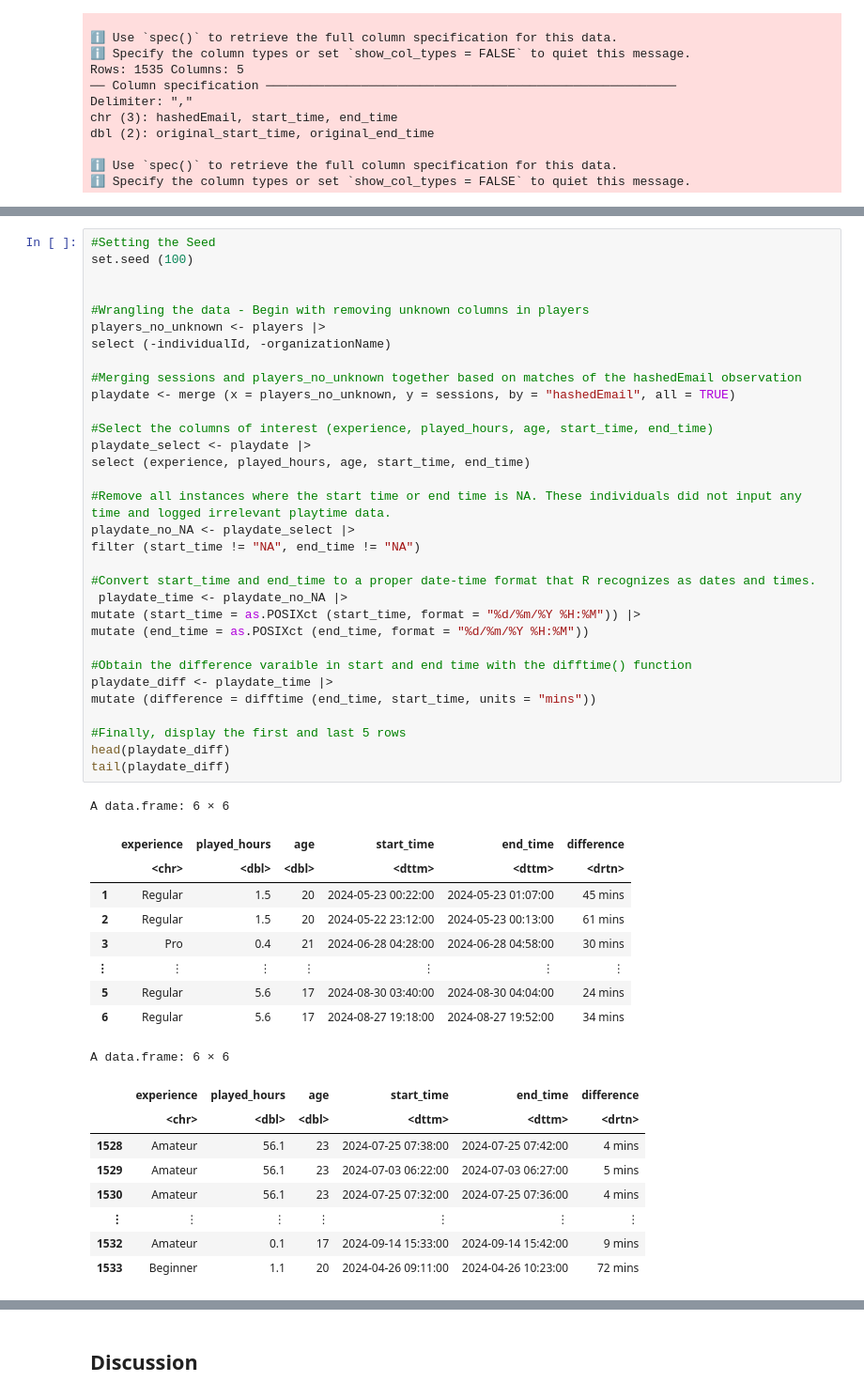
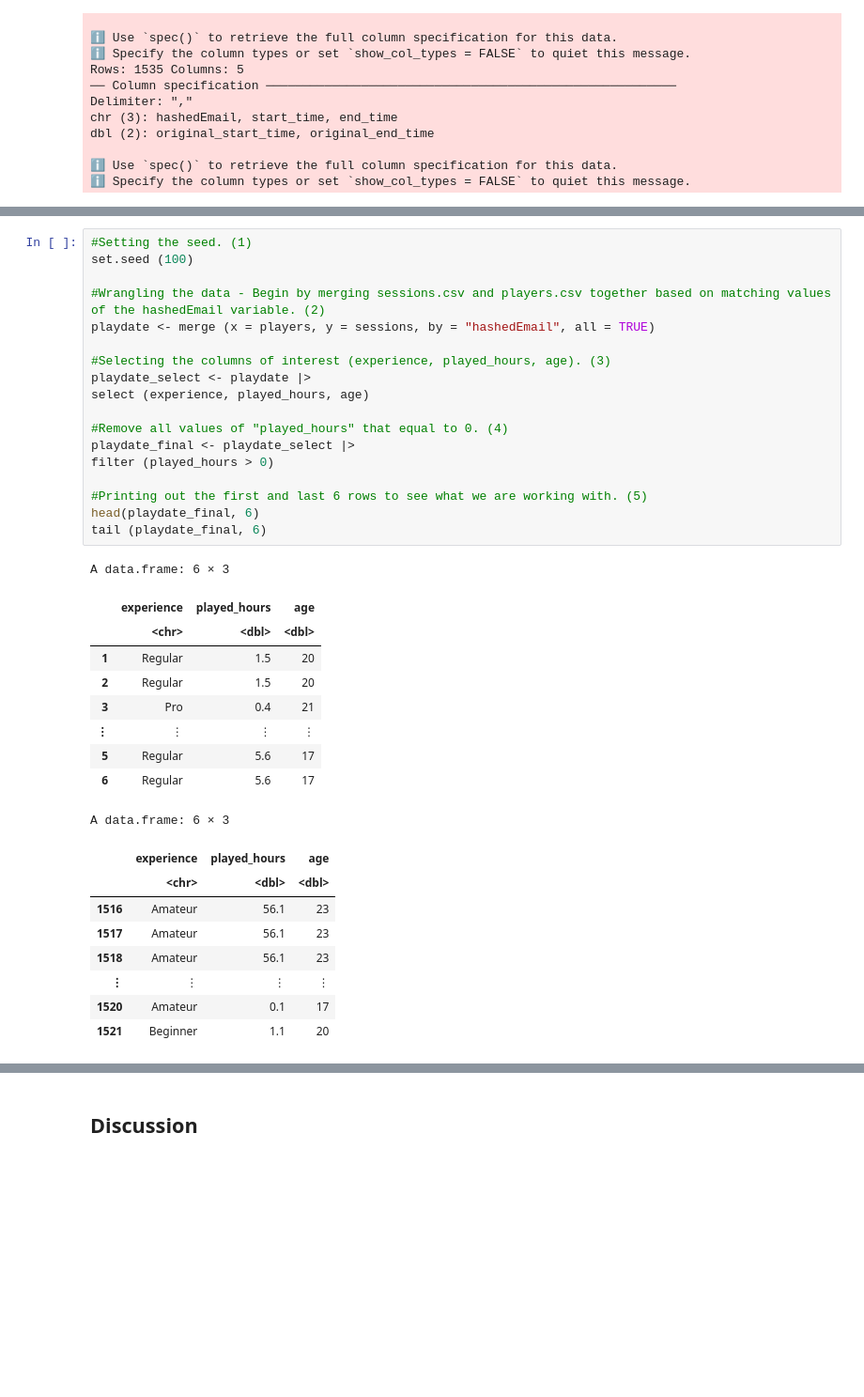
Before and after one commit to EtanSun/DSCI_100_Project, a Jupyter notebook: project.ipynb, the cells around one changed output, grey strips where cells are left out. Shown at 94% size. Cells and saved outputs as stored; diff of their text form; blank space fills up the shorter version.

```diff
--- a/project.ipynb
+++ b/project.ipynb
@@ -103,51 +121,37 @@ dbl (2): original_start_time, original_end_time
 # %%
-#Setting the Seed
+#Setting the seed. (1)
 set.seed (100)
 
+#Wrangling the data - Begin by merging sessions.csv and players.csv together based on matching values of the hashedEmail variable. (2)
+playdate <- merge (x = players, y = sessions, by = "hashedEmail", all = TRUE)
 
-#Wrangling the data - Begin with removing unknown columns in players
-players_no_unknown <- players |>
-select (-individualId, -organizationName)
+#Selecting the columns of interest (experience, played_hours, age). (3)
+playdate_select <- playdate |>
+select (experience, played_hours, age)
 
-#Merging sessions and players_no_unknown together based on matches of the hashedEmail observation
-playdate <- merge (x = players_no_unknown, y = sessions, by = "hashedEmail", all = TRUE)
+#Remove all values of "played_hours" that equal to 0. (4)
+playdate_final <- playdate_select |>
+filter (played_hours > 0)
 
-#Select the columns of interest (experience, played_hours, age, start_time, end_time)
-playdate_select <- playdate |>
-select (experience, played_hours, age, start_time, end_time)
-
-#Remove all instances where the start time or end time is NA. These individuals did not input any time and logged irrelevant playtime data.
-playdate_no_NA <- playdate_select |>
-filter (start_time != "NA", end_time != "NA")
-
-#Convert start_time and end_time to a proper date-time format that R recognizes as dates and times.
- playdate_time <- playdate_no_NA |>
-mutate (start_time = as.POSIXct (start_time, format = "%d/%m/%Y %H:%M")) |>
-mutate (end_time = as.POSIXct (end_time, format = "%d/%m/%Y %H:%M"))
-
-#Obtain the difference varaible in start and end time with the difftime() function
-playdate_diff <- playdate_time |>
-mutate (difference = difftime (end_time, start_time, units = "mins"))
-
-#Finally, display the first and last 5 rows
-head(playdate_diff)
-tail(playdate_diff)
+#Printing out the first and last 6 rows to see what we are working with. (5)
+head(playdate_final, 6)
+tail (playdate_final, 6)
 # %% [output]
-A data.frame: 6 × 6
+A data.frame: 6 × 3
-|  | experience | played_hours | age | start_time | end_time | difference |
-|  | <chr> | <dbl> | <dbl> | <dttm> | <dttm> | <drtn> |
-| 1 | Regular | 1.5 | 20 | 2024-05-23 00:22:00 | 2024-05-23 01:07:00 | 45 mins |
-| 2 | Regular | 1.5 | 20 | 2024-05-22 23:12:00 | 2024-05-23 00:13:00 | 61 mins |
-| 3 | Pro | 0.4 | 21 | 2024-06-28 04:28:00 | 2024-06-28 04:58:00 | 30 mins |
-| ⋮ | ⋮ | ⋮ | ⋮ | ⋮ | ⋮ | ⋮ |
-| 5 | Regular | 5.6 | 17 | 2024-08-30 03:40:00 | 2024-08-30 04:04:00 | 24 mins |
-| 6 | Regular | 5.6 | 17 | 2024-08-27 19:18:00 | 2024-08-27 19:52:00 | 34 mins |
+|  | experience | played_hours | age |
+|  | <chr> | <dbl> | <dbl> |
+| 1 | Regular | 1.5 | 20 |
+| 2 | Regular | 1.5 | 20 |
+| 3 | Pro | 0.4 | 21 |
+| ⋮ | ⋮ | ⋮ | ⋮ |
+| 5 | Regular | 5.6 | 17 |
+| 6 | Regular | 5.6 | 17 |
-A data.frame: 6 × 6
+A data.frame: 6 × 3
-|  | experience | played_hours | age | start_time | end_time | difference |
-|  | <chr> | <dbl> | <dbl> | <dttm> | <dttm> | <drtn> |
-| 1528 | Amateur | 56.1 | 23 | 2024-07-25 07:38:00 | 2024-07-25 07:42:00 | 4 mins |
-| 1529 | Amateur | 56.1 | 23 | 2024-07-03 06:22:00 | 2024-07-03 06:27:00 | 5 mins |
-| 1530 | Amateur | 56.1 | 23 | 2024-07-25 07:32:00 | 2024-07-25 07:36:00 | 4 mins |
-| ⋮ | ⋮ | ⋮ | ⋮ | ⋮ | ⋮ | ⋮ |
-| 1532 | Amateur | 0.1 | 17 | 2024-09-14 15:33:00 | 2024-09-14 15:42:00 | 9 mins |
-| 1533 | Beginner | 1.1 | 20 | 2024-04-26 09:11:00 | 2024-04-26 10:23:00 | 72 mins |
+|  | experience | played_hours | age |
+|  | <chr> | <dbl> | <dbl> |
+| 1516 | Amateur | 56.1 | 23 |
+| 1517 | Amateur | 56.1 | 23 |
+| 1518 | Amateur | 56.1 | 23 |
+| ⋮ | ⋮ | ⋮ | ⋮ |
+| 1520 | Amateur | 0.1 | 17 |
+| 1521 | Beginner | 1.1 | 20 |
```
Also changed, not shown: parts of 8 cells of this notebook.
